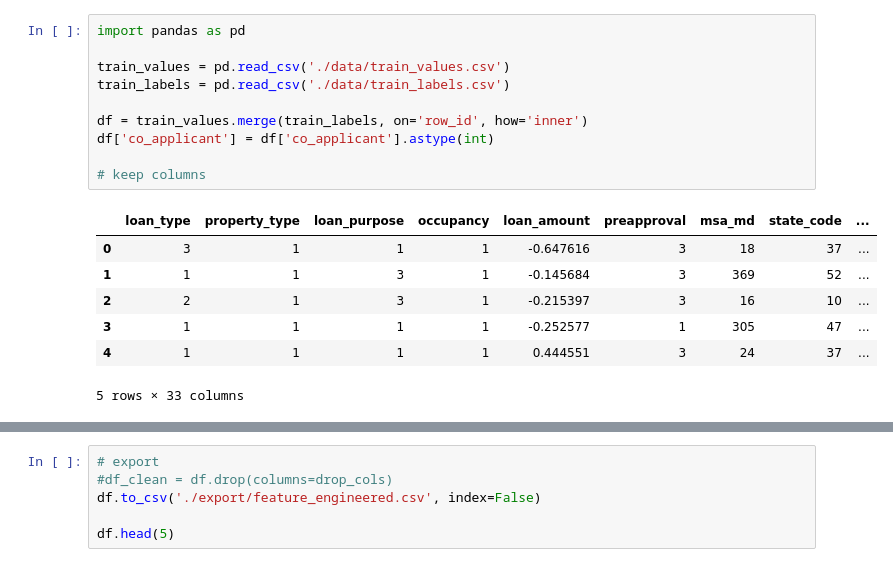
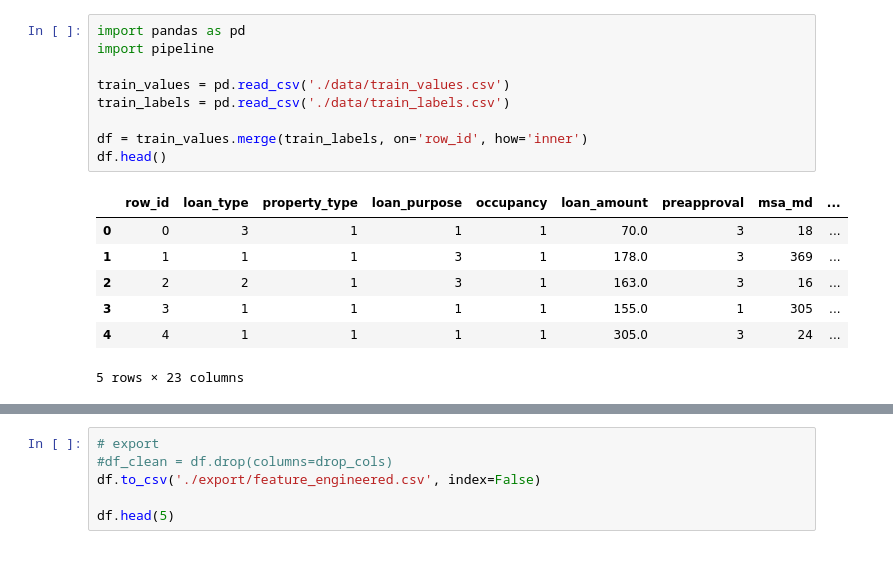
Before and after one commit to benMcChesney/Mortgage-Classifier-Capstone, a Jupyter notebook: 2. Feature Enginering.ipynb, the cells around one changed output, grey strips where cells are left out. Drawn from its saved outputs; the diff is of its cells as text.

Commit message:
Makign progress on moving work over to pipeline.py

```diff
--- a/2. Feature Enginering.ipynb
+++ b/2. Feature Enginering.ipynb
@@ -1,18 +1,17 @@
 # %%
 import pandas as pd
+import pipeline
 
 train_values = pd.read_csv('./data/train_values.csv')
 train_labels = pd.read_csv('./data/train_labels.csv')
 
 df = train_values.merge(train_labels, on='row_id', how='inner')
-df['co_applicant'] = df['co_applicant'].astype(int)
-
-# keep columns
+df.head()
 # %% [output]
-|  | loan_type | property_type | loan_purpose | occupancy | loan_amount | preapproval | msa_md | state_code | ... |
-| 0 | 3 | 1 | 1 | 1 | -0.647616 | 3 | 18 | 37 | ... |
-| 1 | 1 | 1 | 3 | 1 | -0.145684 | 3 | 369 | 52 | ... |
-| 2 | 2 | 1 | 3 | 1 | -0.215397 | 3 | 16 | 10 | ... |
-| 3 | 1 | 1 | 1 | 1 | -0.252577 | 1 | 305 | 47 | ... |
-| 4 | 1 | 1 | 1 | 1 | 0.444551 | 3 | 24 | 37 | ... |
+|  | row_id | loan_type | property_type | loan_purpose | occupancy | loan_amount | preapproval | msa_md | ... |
+| 0 | 0 | 3 | 1 | 1 | 1 | 70.0 | 3 | 18 | ... |
+| 1 | 1 | 1 | 1 | 3 | 1 | 178.0 | 3 | 369 | ... |
+| 2 | 2 | 2 | 1 | 3 | 1 | 163.0 | 3 | 16 | ... |
+| 3 | 3 | 1 | 1 | 1 | 1 | 155.0 | 1 | 305 | ... |
+| 4 | 4 | 1 | 1 | 1 | 1 | 305.0 | 3 | 24 | ... |
-5 rows × 33 columns
+5 rows × 23 columns
```
Also changed, not shown: parts of 3 cells of this notebook, 2 other files.
